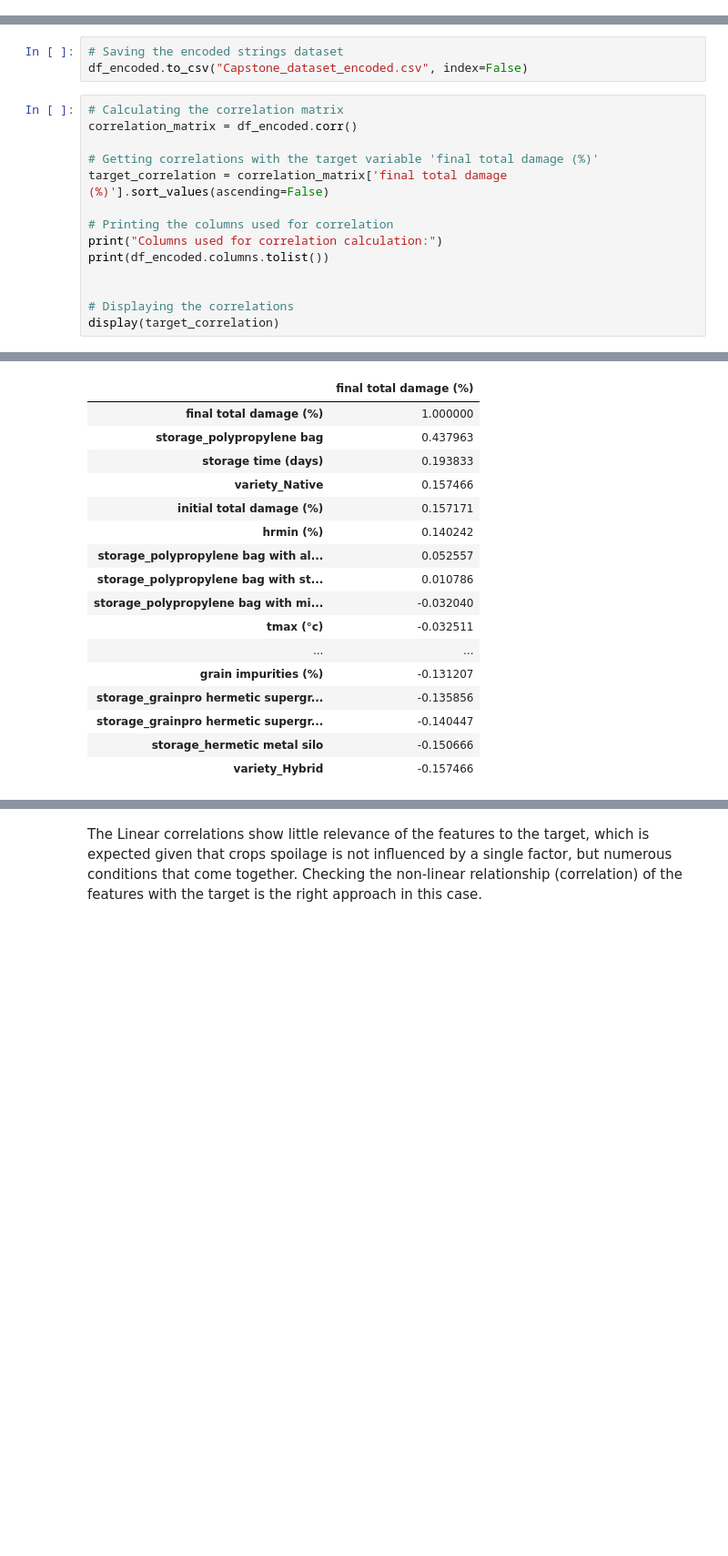
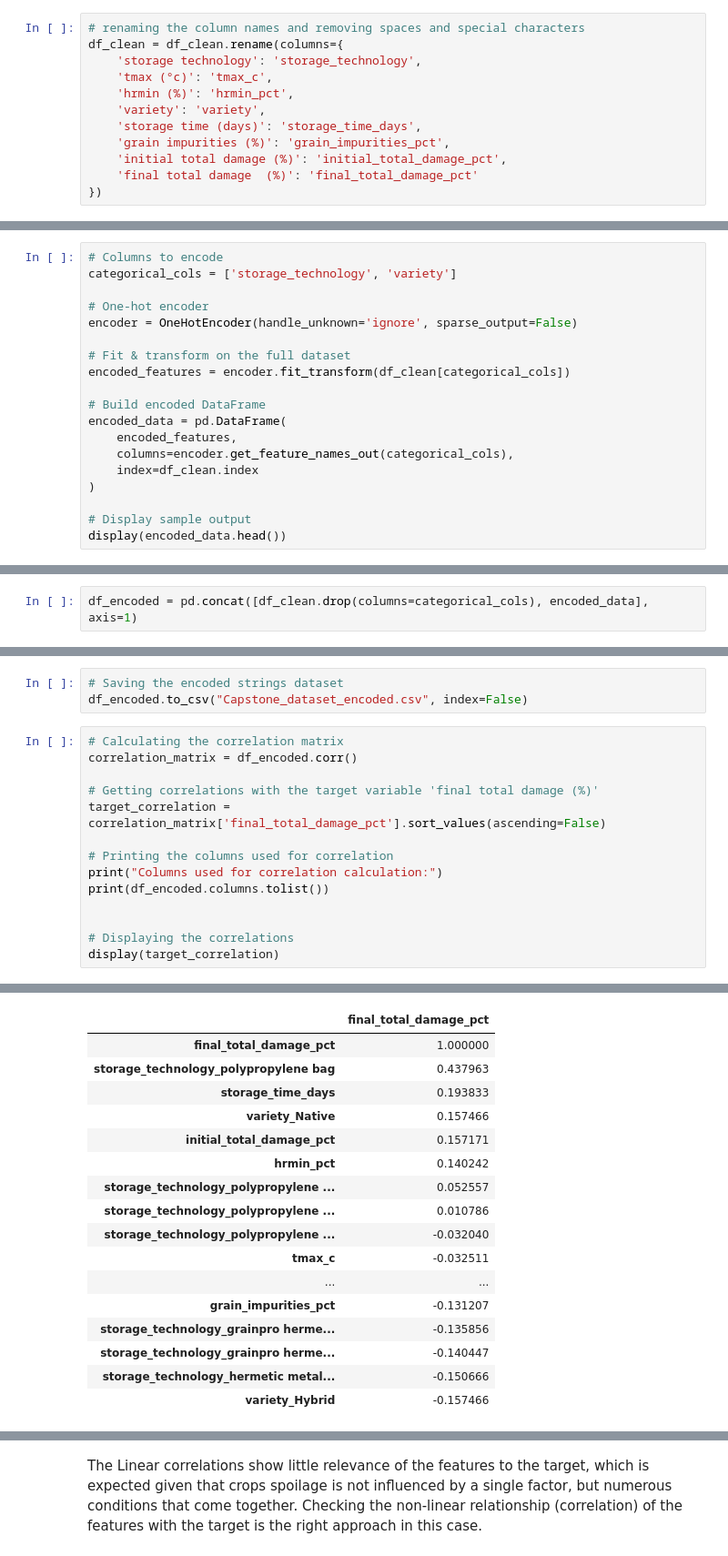
Before and after one commit to Chrisos10/CropWatch, a Jupyter notebook: model_training/Capstone_Model_Training.ipynb, the cells around one changed output, grey strips where cells are left out. Shown at 91% size. Drawn from its saved outputs; the diff is of its cells as text; blank space fills up the shorter version.

```diff
--- a/model_training/Capstone_Model_Training.ipynb
+++ b/model_training/Capstone_Model_Training.ipynb
@@ -304,3 +332,15 @@ df_clean.head()
 # %%
 # Dropping the environment column dummy
 df_clean.drop(columns=['Environment'], inplace=True)
+# %%
+# renaming the column names and removing spaces and special characters
+df_clean = df_clean.rename(columns={
+    'storage technology': 'storage_technology',
+    'tmax (°c)': 'tmax_c',
+    'hrmin (%)': 'hrmin_pct',
+    'variety': 'variety',
+    'storage time (days)': 'storage_time_days',
+    'grain impurities (%)': 'grain_impurities_pct',
+    'initial total damage (%)': 'initial_total_damage_pct',
+    'final total damage  (%)': 'final_total_damage_pct'
+})
@@ -337,0 +369,19 @@ display(df_encoded.head())
+# %%
+# Columns to encode
+categorical_cols = ['storage_technology', 'variety']
+
+# One-hot encoder
+encoder = OneHotEncoder(handle_unknown='ignore', sparse_output=False)
+
+# Fit & transform on the full dataset
+encoded_features = encoder.fit_transform(df_clean[categorical_cols])
+
+# Build encoded DataFrame
+encoded_data = pd.DataFrame(
+    encoded_features,
+    columns=encoder.get_feature_names_out(categorical_cols),
+    index=df_clean.index
+)
+
+# Display sample output
+display(encoded_data.head())
@@ -337,0 +399,2 @@ display(df_encoded.head())
+# %%
+df_encoded = pd.concat([df_clean.drop(columns=categorical_cols), encoded_data], axis=1)
@@ -343,7 +415,7 @@ df_encoded.to_csv("Capstone_dataset_encoded.csv", index=False)
 correlation_matrix = df_encoded.corr()
 
 # Getting correlations with the target variable 'final total damage (%)'
-target_correlation = correlation_matrix['final total damage  (%)'].sort_values(ascending=False)
+target_correlation = correlation_matrix['final_total_damage_pct'].sort_values(ascending=False)
 
 # Printing the columns used for correlation
 print("Columns used for correlation calculation:")
@@ -358,19 +430,19 @@ Columns used for correlation calculation:
-|  | final total damage (%) |
-| final total damage (%) | 1.000000 |
-| storage_polypropylene bag | 0.437963 |
-| storage time (days) | 0.193833 |
+|  | final_total_damage_pct |
+| final_total_damage_pct | 1.000000 |
+| storage_technology_polypropylene bag | 0.437963 |
+| storage_time_days | 0.193833 |
 | variety_Native | 0.157466 |
-| initial total damage (%) | 0.157171 |
-| hrmin (%) | 0.140242 |
-| storage_polypropylene bag with al... | 0.052557 |
-| storage_polypropylene bag with st... | 0.010786 |
-| storage_polypropylene bag with mi... | -0.032040 |
-| tmax (°c) | -0.032511 |
+| initial_total_damage_pct | 0.157171 |
+| hrmin_pct | 0.140242 |
+| storage_technology_polypropylene ... | 0.052557 |
+| storage_technology_polypropylene ... | 0.010786 |
+| storage_technology_polypropylene ... | -0.032040 |
+| tmax_c | -0.032511 |
 | ... | ... |
-| grain impurities (%) | -0.131207 |
-| storage_grainpro hermetic supergr... | -0.135856 |
-| storage_grainpro hermetic supergr... | -0.140447 |
-| storage_hermetic metal silo | -0.150666 |
+| grain_impurities_pct | -0.131207 |
+| storage_technology_grainpro herme... | -0.135856 |
+| storage_technology_grainpro herme... | -0.140447 |
+| storage_technology_hermetic metal... | -0.150666 |
 | variety_Hybrid | -0.157466 |
 dtype: float64
 # %% [markdown]
```
Also changed, not shown: parts of 29 cells of this notebook.
